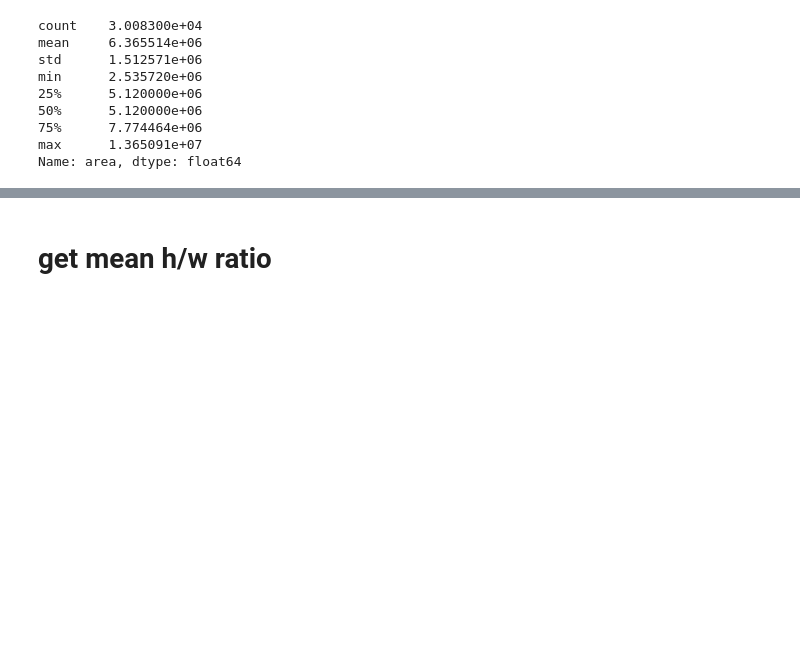
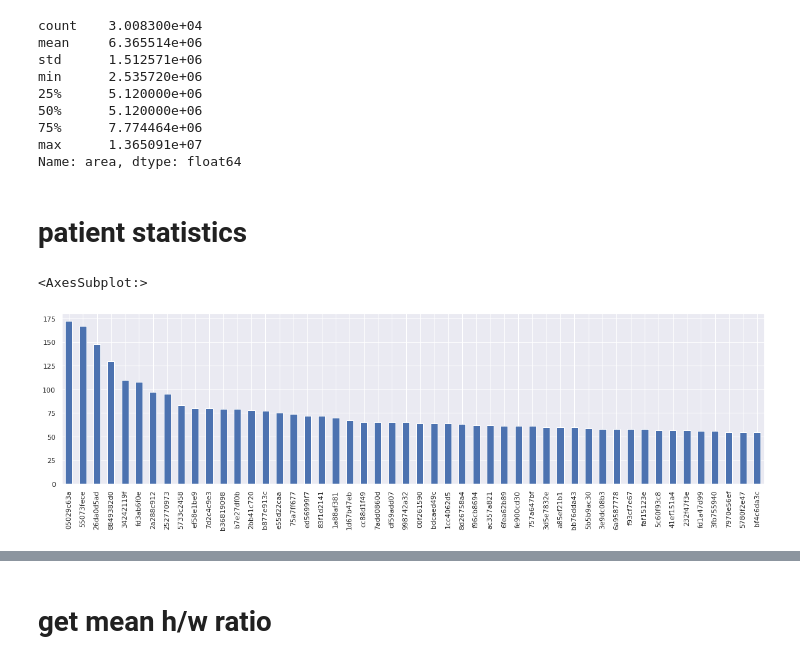
Before and after one commit to kseniaryabinova/lungs_competition, a Jupyter notebook: jupyter_notebooks/eda.ipynb, the cells around one changed output, grey strips where cells are left out. Drawn from its saved outputs; the diff is of its cells as text; code cells hidden in the pictures; blank space fills up the shorter version.

```diff
--- a/jupyter_notebooks/eda.ipynb
+++ b/jupyter_notebooks/eda.ipynb
@@ -298,3 +298,5 @@ max      1.365091e+07
 Name: area, dtype: float64
 # %%
 train.to_csv('../dataset/train_with_image_info.csv', index=False)
+# %% [markdown]
+# patient statistics
@@ -300,0 +306,9 @@ train.to_csv('../dataset/train_with_image_info.csv', index=False)
+# %%
+train = pd.read_csv('../dataset/train_with_image_info.csv')
+# %%
+sns.set(rc={'figure.figsize':(20, 5)})
+# %%
+train['PatientID'].value_counts()[:50].plot(kind='bar')
+# %% [output]
+<AxesSubplot:>
+[figure, added]
```
Also changed, not shown: parts of 22 cells of this notebook.
